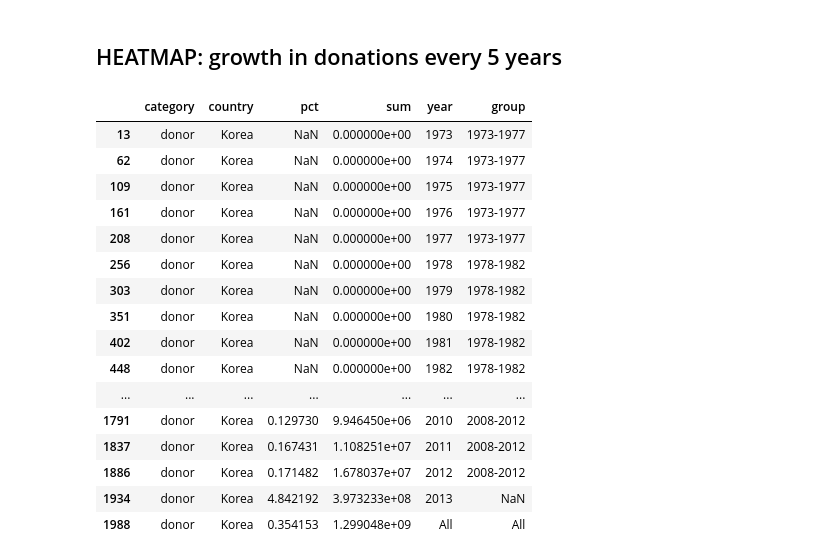
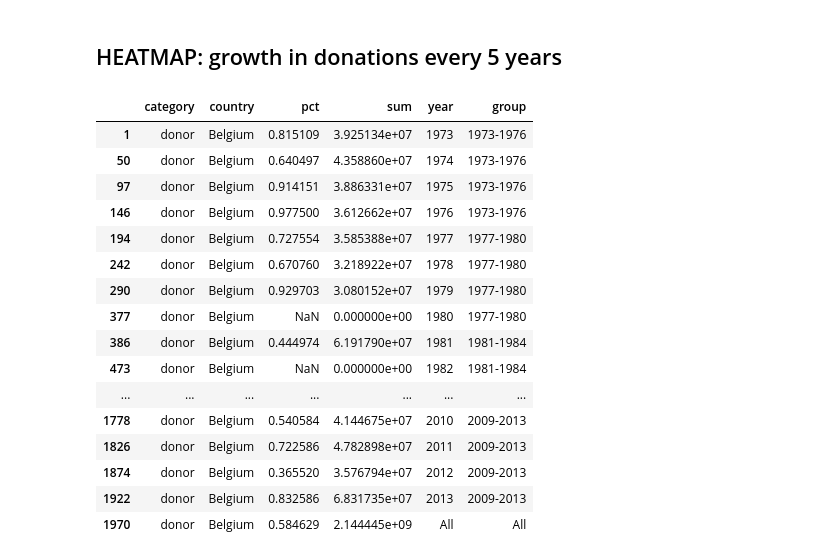
Before and after one commit to dianaow/dianaow.github.io, a Jupyter notebook: SWDchallenge/data/data_processing.ipynb, the cells around one changed output. Saved outputs shown, nothing was run; the diff lists cells and outputs as text; code cells hidden in the pictures.

```diff
--- a/SWDchallenge/data/data_processing.ipynb
+++ b/SWDchallenge/data/data_processing.ipynb
@@ -159,22 +159,26 @@ class DataProcessing_GlobalDistribution():
         for i,row in all_country.iterrows():
             if (all_country.loc[i, 'year'] == 'All'):
                 all_country.loc[i, 'group'] = 'All'
-            elif (all_country.loc[i, 'year'] >= 1973) & (all_country.loc[i, 'year'] <= 1977):
-                all_country.loc[i, 'group'] = '1973-1977'
-            elif (all_country.loc[i, 'year'] >= 1978) & (all_country.loc[i, 'year'] <= 1982):
-                all_country.loc[i, 'group'] = '1978-1982'
-            elif (all_country.loc[i, 'year'] >= 1983) & (all_country.loc[i, 'year'] <= 1987):
-                all_country.loc[i, 'group'] = '1983-1987'
-            elif (all_country.loc[i, 'year'] >= 1988) & (all_country.loc[i, 'year'] <= 1992):
-                all_country.loc[i, 'group'] = '1988-1992'
-            elif (all_country.loc[i, 'year'] >= 1993) & (all_country.loc[i, 'year'] <= 1997):
-                all_country.loc[i, 'group'] = '1993-1997'
-            elif (all_country.loc[i, 'year'] >= 1998) & (all_country.loc[i, 'year'] <= 2002):
-                all_country.loc[i, 'group'] = '1998-2002'
-            elif (all_country.loc[i, 'year'] >= 2003) & (all_country.loc[i, 'year'] <= 2007):
-                all_country.loc[i, 'group'] = '2003-2007'
-            elif (all_country.loc[i, 'year'] >= 2008) & (all_country.loc[i, 'year'] <= 2012):
-                all_country.loc[i, 'group'] = '2008-2012'
+            elif (all_country.loc[i, 'year'] >= 1973) & (all_country.loc[i, 'year'] <= 1976):
+                all_country.loc[i, 'group'] = '1973-1976'
+            elif (all_country.loc[i, 'year'] >= 1977) & (all_country.loc[i, 'year'] <= 1980):
+                all_country.loc[i, 'group'] = '1977-1980'
+            elif (all_country.loc[i, 'year'] >= 1981) & (all_country.loc[i, 'year'] <= 1984):
+                all_country.loc[i, 'group'] = '1981-1984'
+            elif (all_country.loc[i, 'year'] >= 1985) & (all_country.loc[i, 'year'] <= 1988):
+                all_country.loc[i, 'group'] = '1985-1988'
+            elif (all_country.loc[i, 'year'] >= 1989) & (all_country.loc[i, 'year'] <= 1992):
+                all_country.loc[i, 'group'] = '1989-1992'
+            elif (all_country.loc[i, 'year'] >= 1993) & (all_country.loc[i, 'year'] <= 1996):
+                all_country.loc[i, 'group'] = '1993-1996'
+            elif (all_country.loc[i, 'year'] >= 1997) & (all_country.loc[i, 'year'] <= 2000):
+                all_country.loc[i, 'group'] = '1997-2000'
+            elif (all_country.loc[i, 'year'] >= 2001) & (all_country.loc[i, 'year'] <= 2004):
+                all_country.loc[i, 'group'] = '2001-2004'
+            elif (all_country.loc[i, 'year'] >= 2005) & (all_country.loc[i, 'year'] <= 2008):
+                all_country.loc[i, 'group'] = '2005-2008'
+            elif (all_country.loc[i, 'year'] >= 2009) & (all_country.loc[i, 'year'] <= 2013):
+                all_country.loc[i, 'group'] = '2009-2013'
 
         return all_country, all_country_PT.reset_index(drop=True), all_country_pctPT.reset_index(drop=True)
 
@@ -725,20 +764,22 @@ recipient_growth_pct = pd.pivot_table(recipient_growth, index='group', columns='
+# %%
+all_country['year'] = all_country['year'].astype(str)
 # %%
-all_country[(all_country['country'] == 'Korea') & (all_country['category'] == 'donor')]
+all_country[(all_country['country'] == 'Belgium') & (all_country['category'] == 'donor')].sort_values('year', ascending=True)
 # %% [output]
 |  | category | country | pct | sum | year | group |
-| 13 | donor | Korea | NaN | 0.000000e+00 | 1973 | 1973-1977 |
-| 62 | donor | Korea | NaN | 0.000000e+00 | 1974 | 1973-1977 |
-| 109 | donor | Korea | NaN | 0.000000e+00 | 1975 | 1973-1977 |
-| 161 | donor | Korea | NaN | 0.000000e+00 | 1976 | 1973-1977 |
-| 208 | donor | Korea | NaN | 0.000000e+00 | 1977 | 1973-1977 |
-| 256 | donor | Korea | NaN | 0.000000e+00 | 1978 | 1978-1982 |
-| 303 | donor | Korea | NaN | 0.000000e+00 | 1979 | 1978-1982 |
-| 351 | donor | Korea | NaN | 0.000000e+00 | 1980 | 1978-1982 |
-| 402 | donor | Korea | NaN | 0.000000e+00 | 1981 | 1978-1982 |
-| 448 | donor | Korea | NaN | 0.000000e+00 | 1982 | 1978-1982 |
+| 1 | donor | Belgium | 0.815109 | 3.925134e+07 | 1973 | 1973-1976 |
+| 50 | donor | Belgium | 0.640497 | 4.358860e+07 | 1974 | 1973-1976 |
+| 97 | donor | Belgium | 0.914151 | 3.886331e+07 | 1975 | 1973-1976 |
+| 146 | donor | Belgium | 0.977500 | 3.612662e+07 | 1976 | 1973-1976 |
+| 194 | donor | Belgium | 0.727554 | 3.585388e+07 | 1977 | 1977-1980 |
+| 242 | donor | Belgium | 0.670760 | 3.218922e+07 | 1978 | 1977-1980 |
+| 290 | donor | Belgium | 0.929703 | 3.080152e+07 | 1979 | 1977-1980 |
+| 377 | donor | Belgium | NaN | 0.000000e+00 | 1980 | 1977-1980 |
+| 386 | donor | Belgium | 0.444974 | 6.191790e+07 | 1981 | 1981-1984 |
+| 473 | donor | Belgium | NaN | 0.000000e+00 | 1982 | 1981-1984 |
 | ... | ... | ... | ... | ... | ... | ... |
-| 1791 | donor | Korea | 0.129730 | 9.946450e+06 | 2010 | 2008-2012 |
-| 1837 | donor | Korea | 0.167431 | 1.108251e+07 | 2011 | 2008-2012 |
-| 1886 | donor | Korea | 0.171482 | 1.678037e+07 | 2012 | 2008-2012 |
-| 1934 | donor | Korea | 4.842192 | 3.973233e+08 | 2013 | NaN |
-| 1988 | donor | Korea | 0.354153 | 1.299048e+09 | All | All |
+| 1778 | donor | Belgium | 0.540584 | 4.144675e+07 | 2010 | 2009-2013 |
+| 1826 | donor | Belgium | 0.722586 | 4.782898e+07 | 2011 | 2009-2013 |
+| 1874 | donor | Belgium | 0.365520 | 3.576794e+07 | 2012 | 2009-2013 |
+| 1922 | donor | Belgium | 0.832586 | 6.831735e+07 | 2013 | 2009-2013 |
+| 1970 | donor | Belgium | 0.584629 | 2.144445e+09 | All | All |
```
Also changed, not shown: parts of 41 cells of this notebook, 17 other files.
